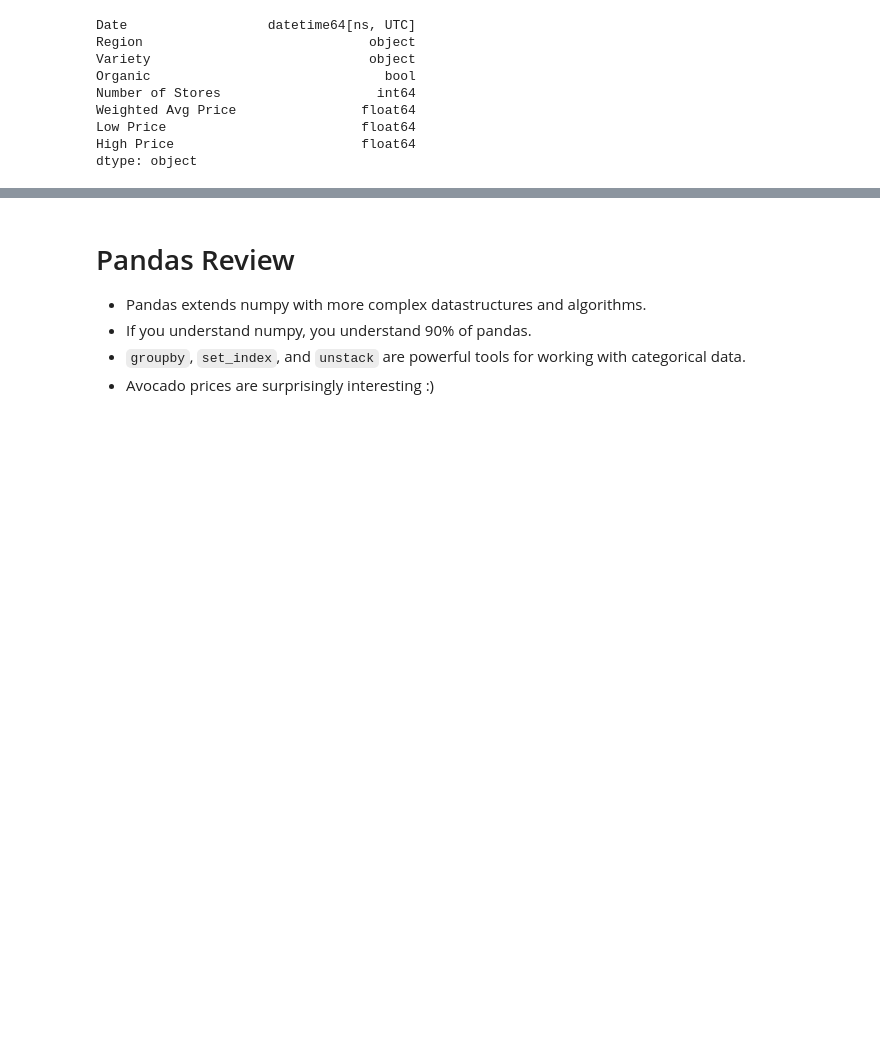
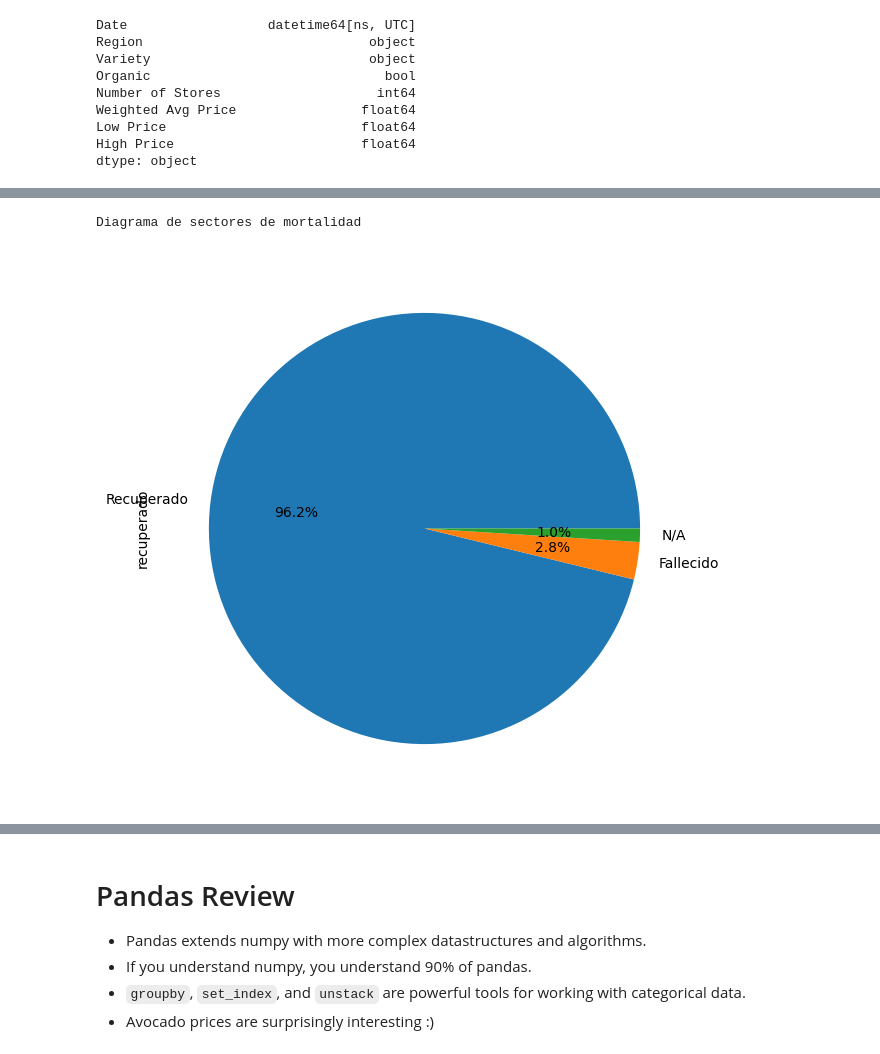
Before and after one commit to fnovoas/MetNumUN2024I, a Jupyter notebook: Lab2/fnovoas_Lab2.ipynb, the cells around one changed output, grey strips where cells are left out. Saved outputs shown, nothing was run; the diff lists cells and outputs as text; code cells hidden in the pictures; blank space fills up the shorter version.

```diff
--- a/Lab2/fnovoas_Lab2.ipynb
+++ b/Lab2/fnovoas_Lab2.ipynb
@@ -1644,0 +1847,7 @@ ax.set_xticklabels(ax.get_xticklabels(), rotation=45);
+# %%
+recuperado = tabla.recuperado.value_counts()
+recuperado.plot.pie(autopct = '%1.1f%%')
+print("Diagrama de sectores de mortalidad")
+# %% [output]
+Diagrama de sectores de mortalidad
+[figure, added]
```
Also changed, not shown: parts of 16 cells of this notebook.
